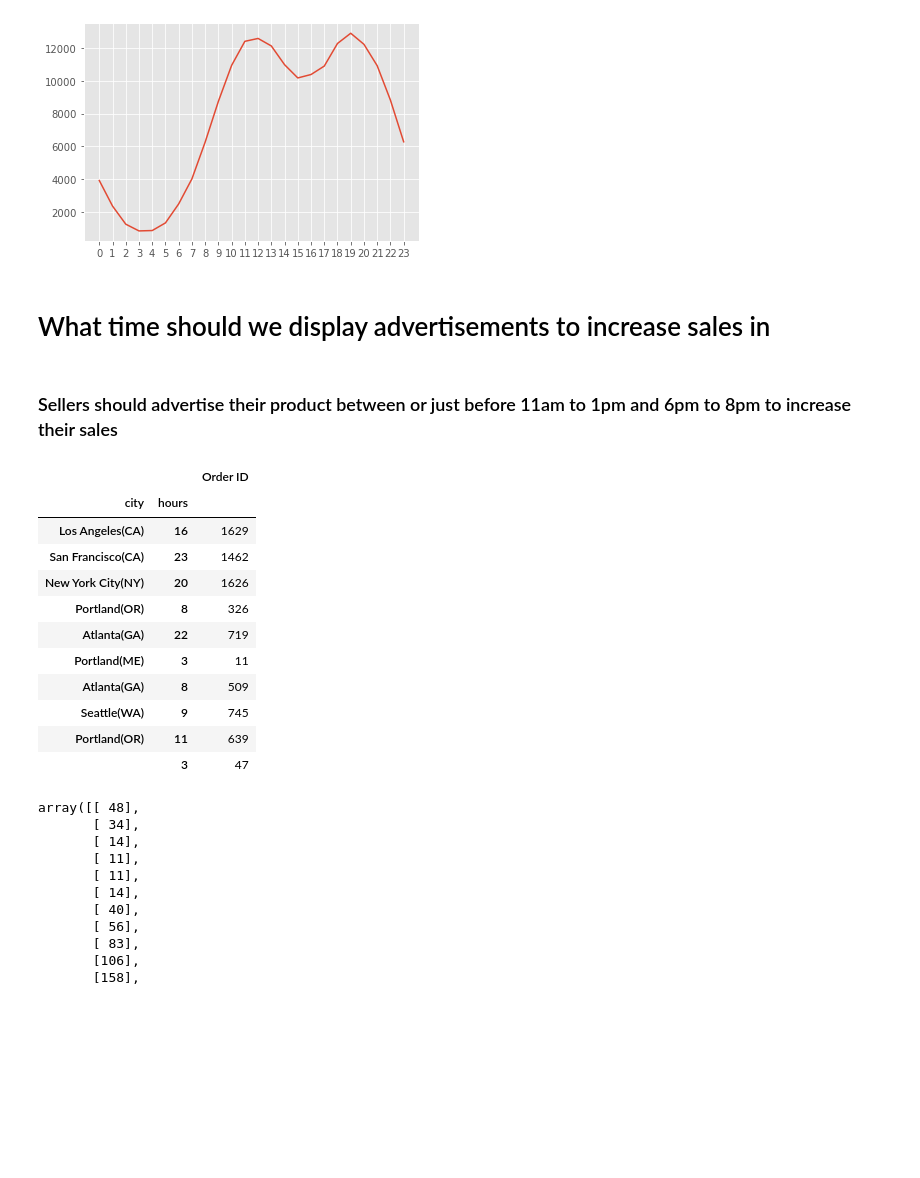
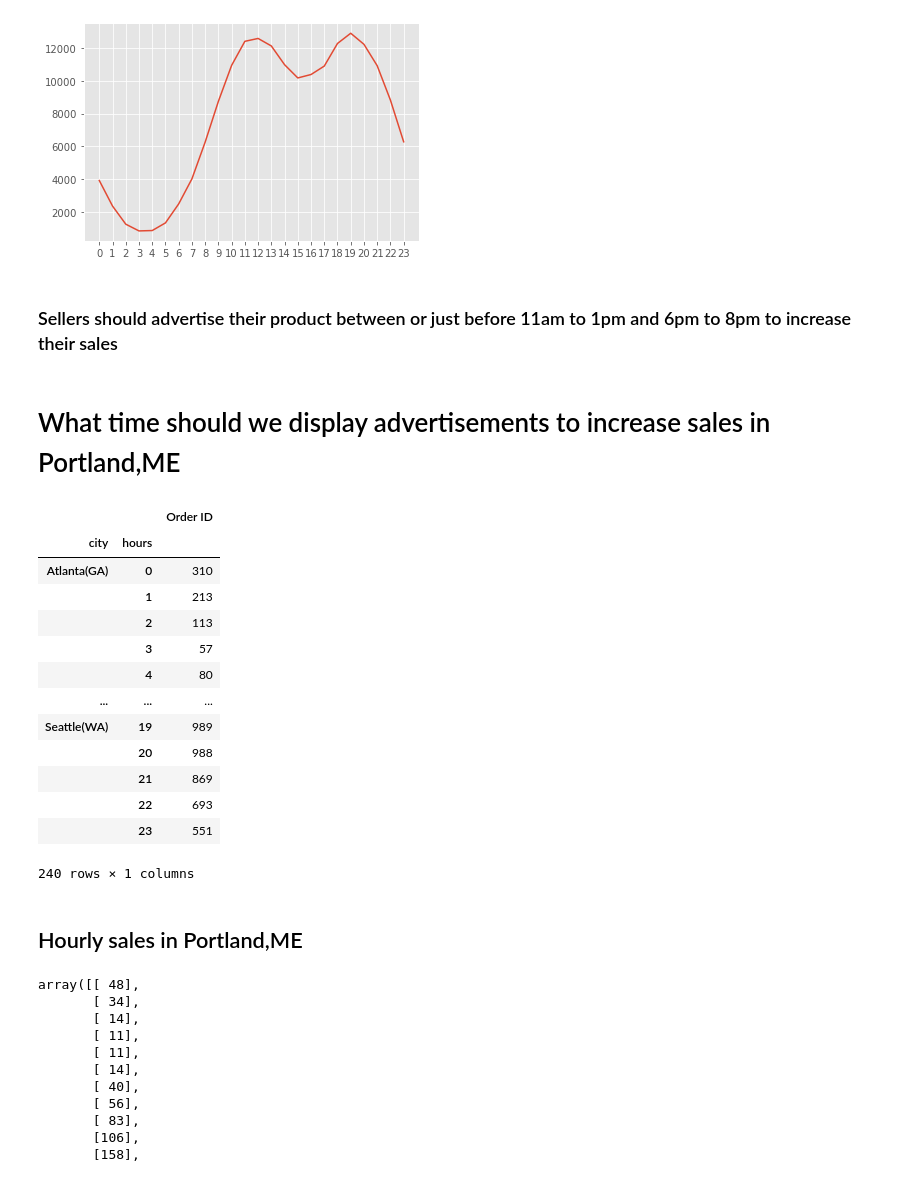
Before and after one commit to dishankkalra23/eCommerce-Sales-Analysis, a Jupyter notebook: Sales-Analysis.ipynb, the cells around one changed output. Drawn from its saved outputs; the diff is of its cells as text; code cells hidden in the pictures; blank space fills up the shorter version.

Commit message:
Added advt. display for Portland,ME

```diff
--- a/Sales-Analysis.ipynb
+++ b/Sales-Analysis.ipynb
@@ -342,26 +342,30 @@ plt.xticks(hours)
 plt.show()
 # %% [output]
 [figure]
-# %% [markdown]
-# What time should we display advertisements to increase sales in
 # %% [markdown]
 ### Sellers should advertise their product between or just before 11am to 1pm and 6pm to 8pm to increase their sales
+# %% [markdown]
+# What time should we display advertisements to increase sales in Portland,ME
 # %%
 check = all_data.groupby(['city','hours']).agg({'Order ID':'count'})
-check.sample(10)
+check
 # %% [output]
 |  |  | Order ID |
 | city | hours |  |
-| Los Angeles(CA) | 16 | 1629 |
-| San Francisco(CA) | 23 | 1462 |
-| New York City(NY) | 20 | 1626 |
-| Portland(OR) | 8 | 326 |
-| Atlanta(GA) | 22 | 719 |
-| Portland(ME) | 3 | 11 |
-| Atlanta(GA) | 8 | 509 |
-| Seattle(WA) | 9 | 745 |
-| Portland(OR) | 11 | 639 |
-|  | 3 | 47 |
+| Atlanta(GA) | 0 | 310 |
+|  | 1 | 213 |
+|  | 2 | 113 |
+|  | 3 | 57 |
+|  | 4 | 80 |
+| ... | ... | ... |
+| Seattle(WA) | 19 | 989 |
+|  | 20 | 988 |
+|  | 21 | 869 |
+|  | 22 | 693 |
+|  | 23 | 551 |
+240 rows × 1 columns
+# %% [markdown]
+## Hourly sales in Portland,ME
 # %%
 y = check.iloc[check.index.get_level_values('city') == 'Portland(ME)']
 # y = check.iloc[check.index.get_level_values(grouped_data_name='city' or grouped_data_level=0) == ' Atlanta (GA)']
```
Also changed, not shown: parts of 2 cells of this notebook.
